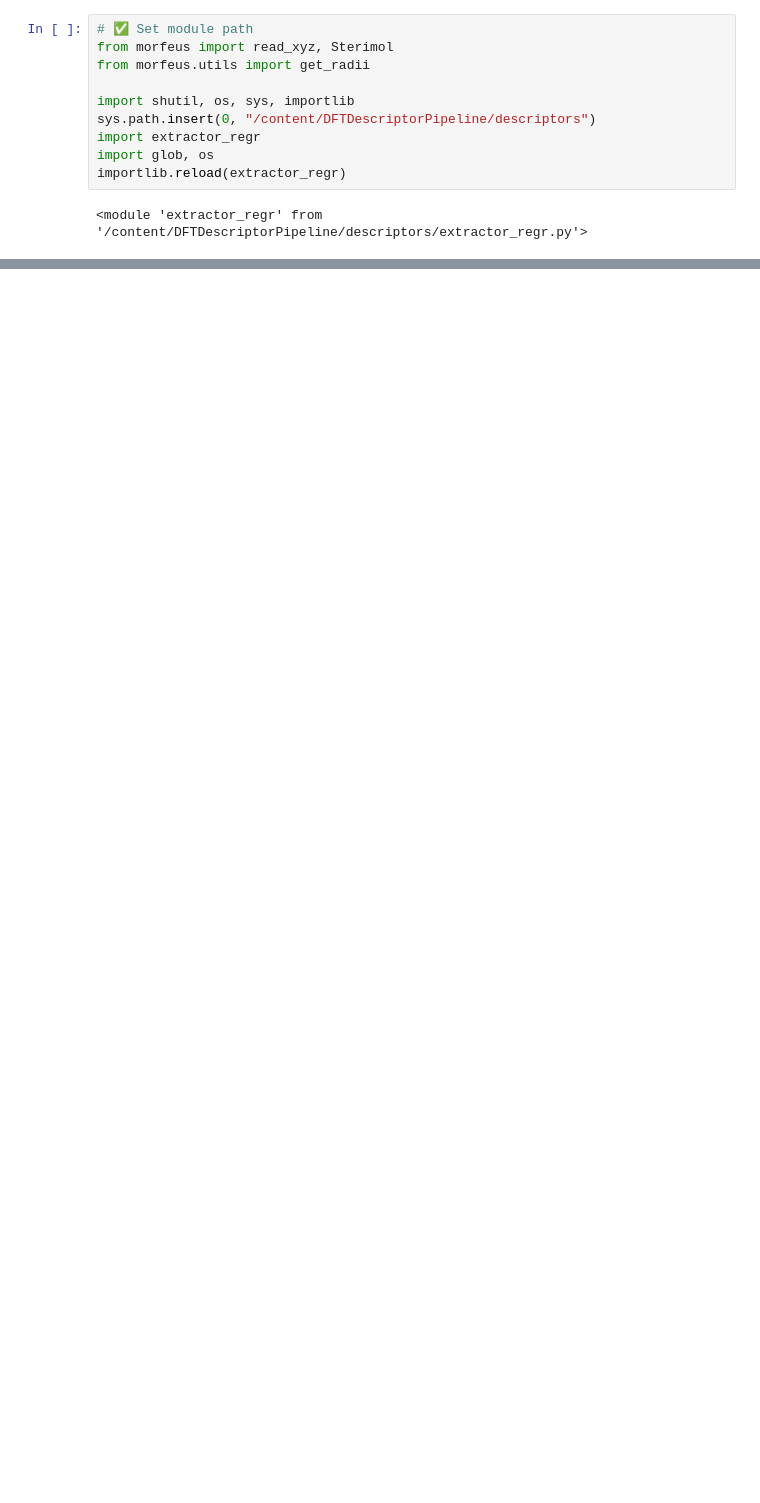
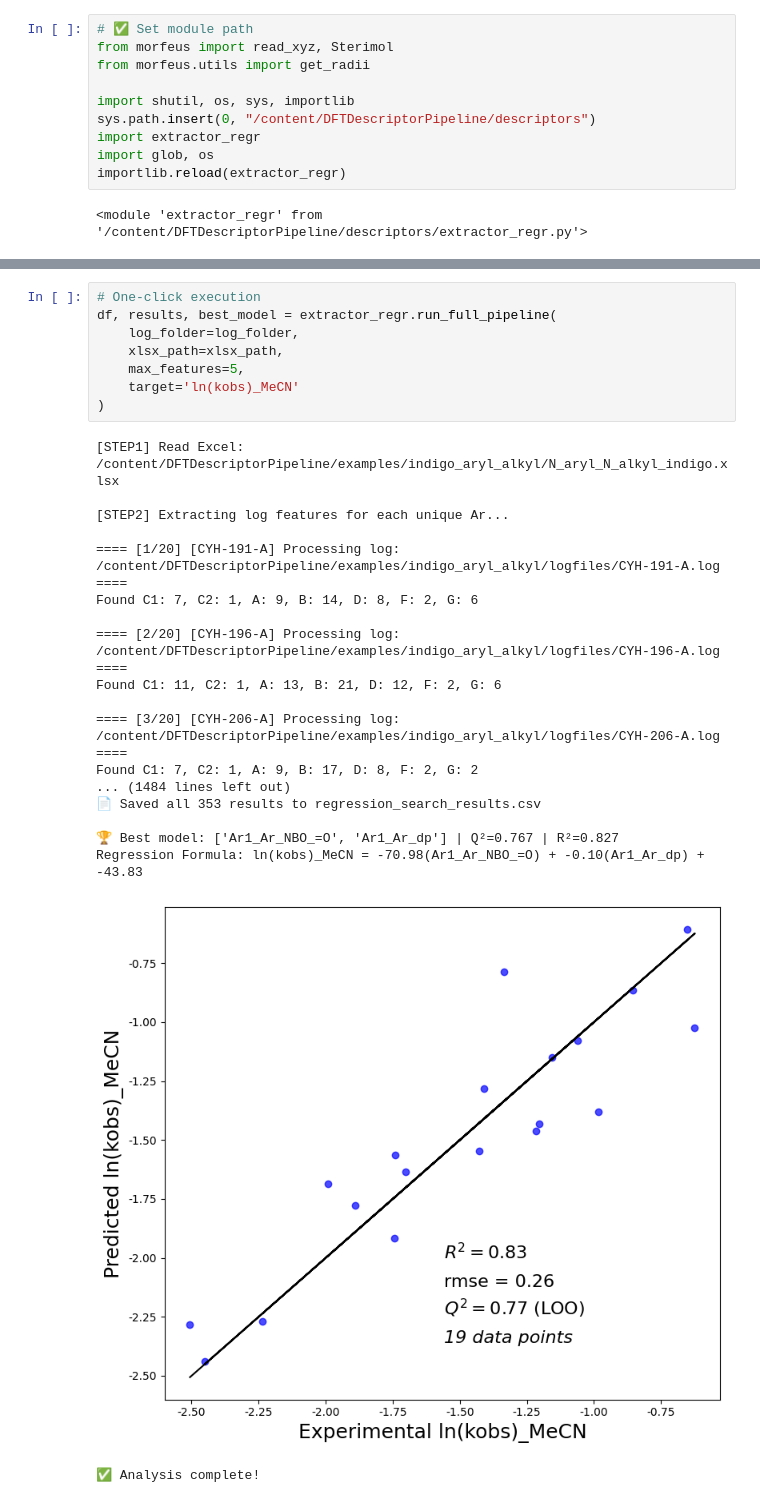
Before and after one commit to peculab/DFTDescriptorPipeline, a Jupyter notebook: examples/indigo_aryl_alkyl/indigo_aryl_alkyl.ipynb, the cells around one changed output, grey strips where cells are left out. Saved outputs shown, nothing was run; the diff lists cells and outputs as text; blank space fills up the shorter version.

```diff
--- a/examples/indigo_aryl_alkyl/indigo_aryl_alkyl.ipynb
+++ b/examples/indigo_aryl_alkyl/indigo_aryl_alkyl.ipynb
@@ -91,0 +120,28 @@ Found C1: 7, C2: 1, A: 9, B: 17, D: 8, F: 2, G: 2
+# %%
+# One-click execution
+df, results, best_model = extractor_regr.run_full_pipeline(
+    log_folder=log_folder,
+    xlsx_path=xlsx_path,
+    max_features=5,
+    target='ln(kobs)_MeCN'
+)
+# %% [output]
+[STEP1] Read Excel: /content/DFTDescriptorPipeline/examples/indigo_aryl_alkyl/N_aryl_N_alkyl_indigo.xlsx
+
+[STEP2] Extracting log features for each unique Ar...
+
+==== [1/20] [CYH-191-A] Processing log: /content/DFTDescriptorPipeline/examples/indigo_aryl_alkyl/logfiles/CYH-191-A.log ====
+Found C1: 7, C2: 1, A: 9, B: 14, D: 8, F: 2, G: 6
+
+==== [2/20] [CYH-196-A] Processing log: /content/DFTDescriptorPipeline/examples/indigo_aryl_alkyl/logfiles/CYH-196-A.log ====
+Found C1: 11, C2: 1, A: 13, B: 21, D: 12, F: 2, G: 6
+
+==== [3/20] [CYH-206-A] Processing log: /content/DFTDescriptorPipeline/examples/indigo_aryl_alkyl/logfiles/CYH-206-A.log ====
+Found C1: 7, C2: 1, A: 9, B: 17, D: 8, F: 2, G: 2
+... (1484 lines left out)
+📄 Saved all 353 results to regression_search_results.csv
+
+🏆 Best model: ['Ar1_Ar_NBO_=O', 'Ar1_Ar_dp'] | Q²=0.767 | R²=0.827
+Regression Formula: ln(kobs)_MeCN = -70.98(Ar1_Ar_NBO_=O) + -0.10(Ar1_Ar_dp) + -43.83
+[figure, added]
+✅ Analysis complete!
```
Also changed, not shown: parts of 3 cells of this notebook.
